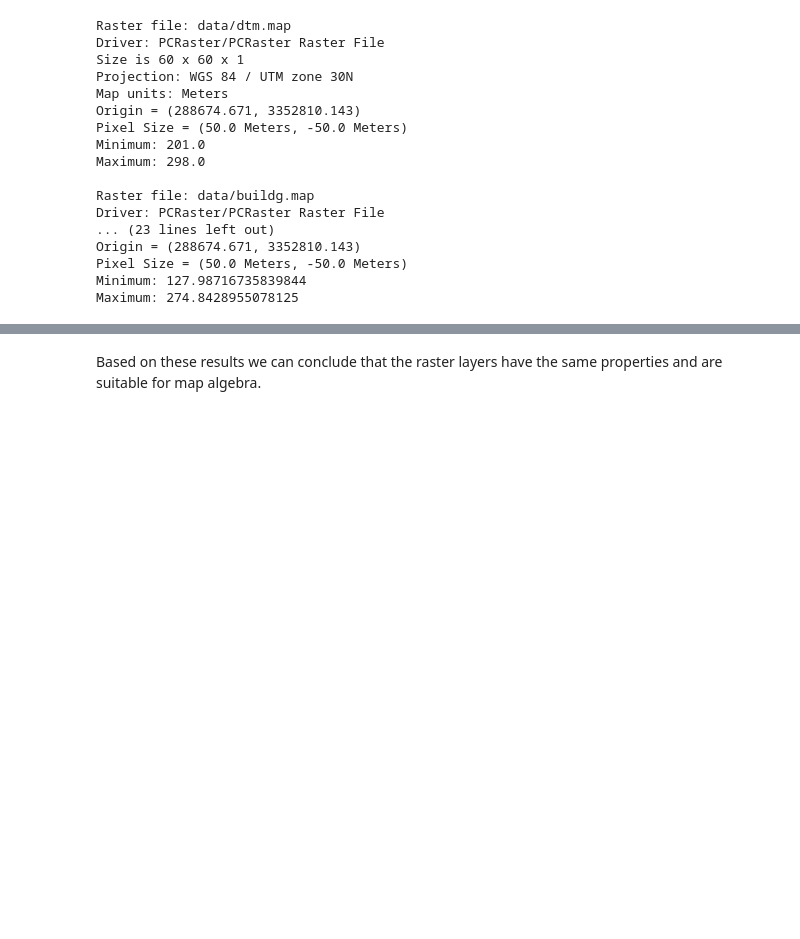
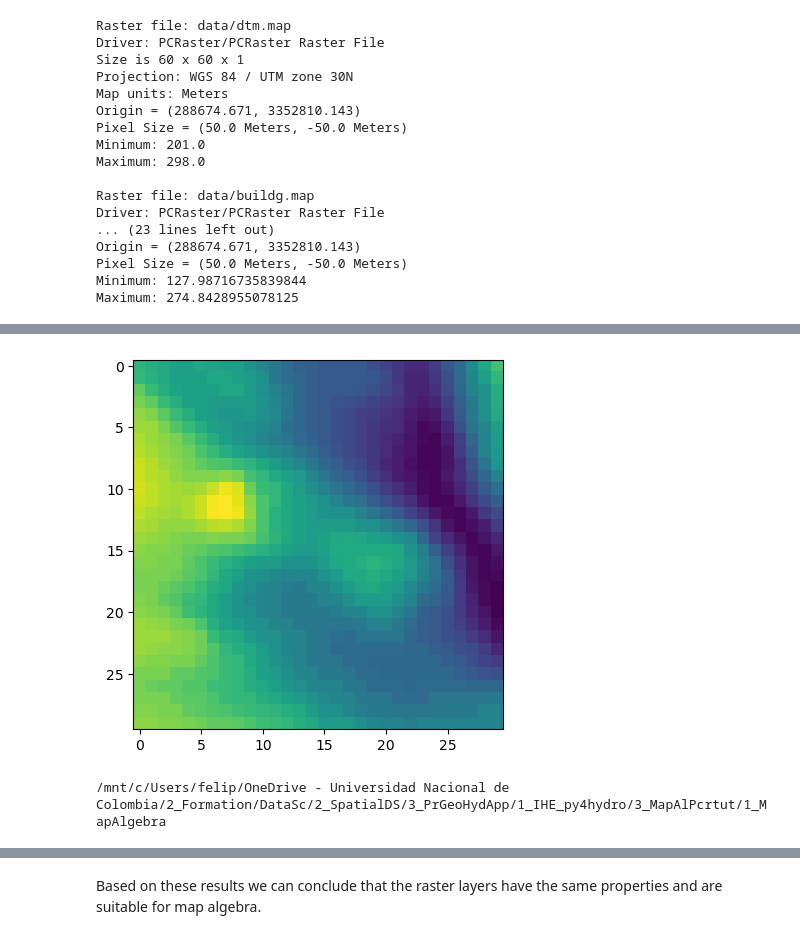
Before and after one commit to felwind14/Py4hydroApp, a Jupyter notebook: 3_MapAlPcrtut/1_MapAlgebra/3_Preparation.ipynb, the cells around one changed output, grey strips where cells are left out. Saved outputs shown, nothing was run; the diff lists cells and outputs as text; code cells hidden in the pictures; blank space fills up the shorter version.

```diff
--- a/3_MapAlPcrtut/1_MapAlgebra/3_Preparation.ipynb
+++ b/3_MapAlPcrtut/1_MapAlgebra/3_Preparation.ipynb
@@ -237,0 +322,22 @@ Maximum: 274.8428955078125
+# %%
+#Ploting the subset
+
+import matplotlib.pyplot as plt
+
+# use 0;0 for the topleft pixel; columns-1; rows-1 for the bottomright
+xoff = 0
+yoff = 0
+# use 1-1 to extract a single pixel, otherwise extract multiple pixels
+win_xsize = 30
+win_ysize = 30
+
+px = gdarr.BandReadAsArray(RasterLayerBand, xoff, yoff, win_xsize, win_ysize)
+px[px == -9999] = None # or just use band.GetNoDataValue()
+plt.imshow(px)
+plt.show()
+# %% [output]
+[figure, added]
+# %%
+print(os.getcwd())
+# %% [output]
+/mnt/c/Users/felip/OneDrive - Universidad Nacional de Colombia/2_Formation/DataSc/2_SpatialDS/3_PrGeoHydApp/1_IHE_py4hydro/3_MapAlPcrtut/1_MapAlgebra
```
Also changed, not shown: parts of 7 cells of this notebook.
